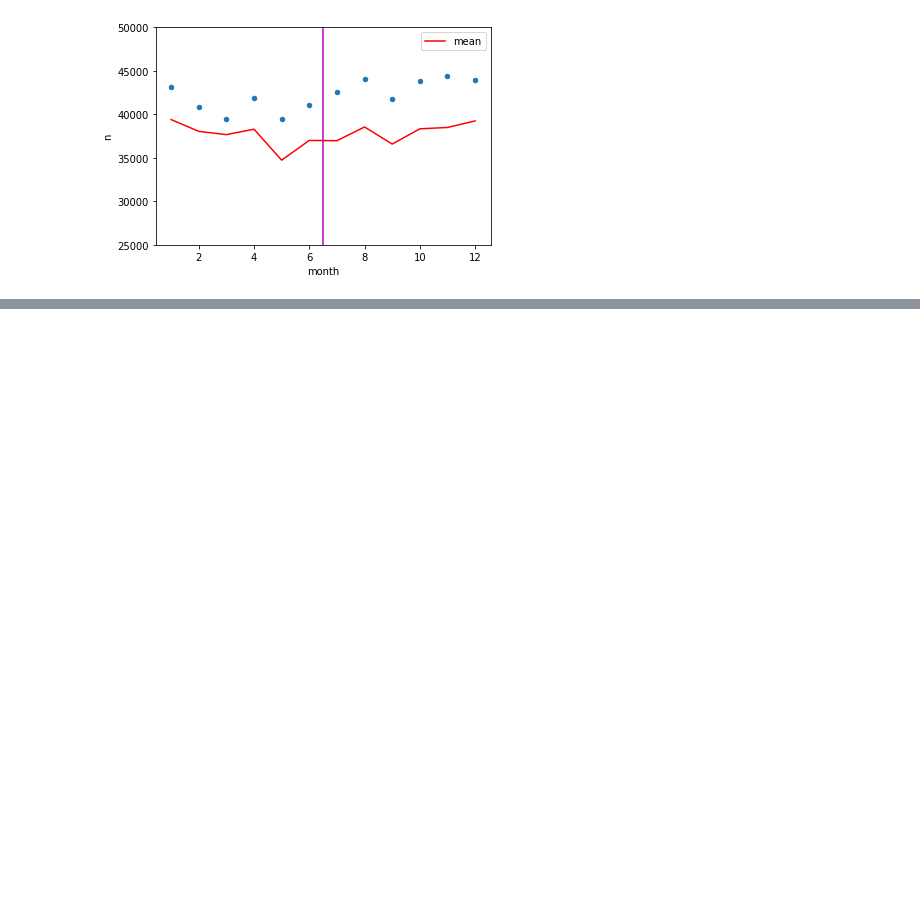
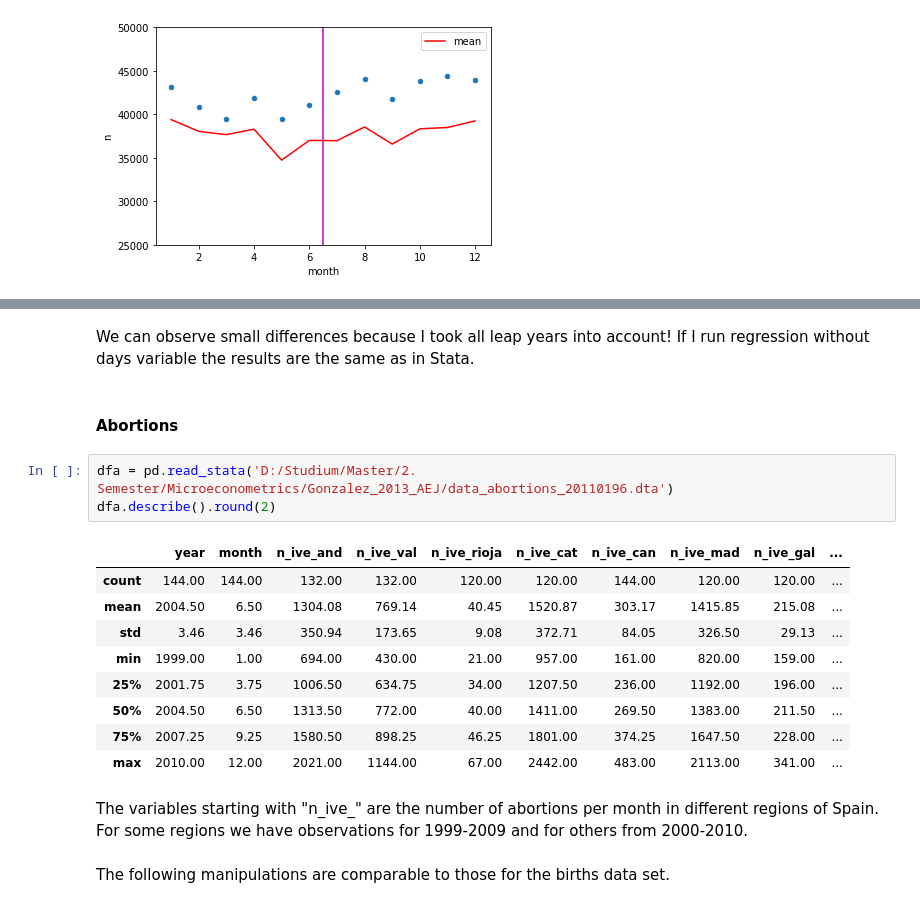
Before and after one commit to marclipfert/student-project-antonia-marc, a Jupyter notebook: student_project_Antonia_Marc.ipynb, the cells around one changed output, grey strips where cells are left out. Cells and saved outputs as stored; diff of their text form; blank space fills up the shorter version.

```diff
--- a/student_project_Antonia_Marc.ipynb
+++ b/student_project_Antonia_Marc.ipynb
@@ -378,0 +429,21 @@ plt.show()
+# %% [markdown]
+We can observe small differences because I took all leap years into account! If I run regression without days variable the results are the same as in Stata.
+# %% [markdown]
+#### Abortions
+# %%
+dfa = pd.read_stata('D:/Studium/Master/2. Semester/Microeconometrics/Gonzalez_2013_AEJ/data_abortions_20110196.dta')
+dfa.describe().round(2)
+# %% [output]
+|  | year | month | n_ive_and | n_ive_val | n_ive_rioja | n_ive_cat | n_ive_can | n_ive_mad | n_ive_gal | ... |
+| count | 144.00 | 144.00 | 132.00 | 132.00 | 120.00 | 120.00 | 144.00 | 120.00 | 120.00 | ... |
+| mean | 2004.50 | 6.50 | 1304.08 | 769.14 | 40.45 | 1520.87 | 303.17 | 1415.85 | 215.08 | ... |
+| std | 3.46 | 3.46 | 350.94 | 173.65 | 9.08 | 372.71 | 84.05 | 326.50 | 29.13 | ... |
+| min | 1999.00 | 1.00 | 694.00 | 430.00 | 21.00 | 957.00 | 161.00 | 820.00 | 159.00 | ... |
+| 25% | 2001.75 | 3.75 | 1006.50 | 634.75 | 34.00 | 1207.50 | 236.00 | 1192.00 | 196.00 | ... |
+| 50% | 2004.50 | 6.50 | 1313.50 | 772.00 | 40.00 | 1411.00 | 269.50 | 1383.00 | 211.50 | ... |
+| 75% | 2007.25 | 9.25 | 1580.50 | 898.25 | 46.25 | 1801.00 | 374.25 | 1647.50 | 228.00 | ... |
+| max | 2010.00 | 12.00 | 2021.00 | 1144.00 | 67.00 | 2442.00 | 483.00 | 2113.00 | 341.00 | ... |
+# %% [markdown]
+The variables starting with "n_ive_" are the number of abortions per month in different regions of Spain. For some regions we have observations for 1999-2009 and for others from 2000-2010.
+# %% [markdown]
+The following manipulations are comparable to those for the births data set.
```
Also changed, not shown: parts of 23 cells of this notebook, 5 other files.
